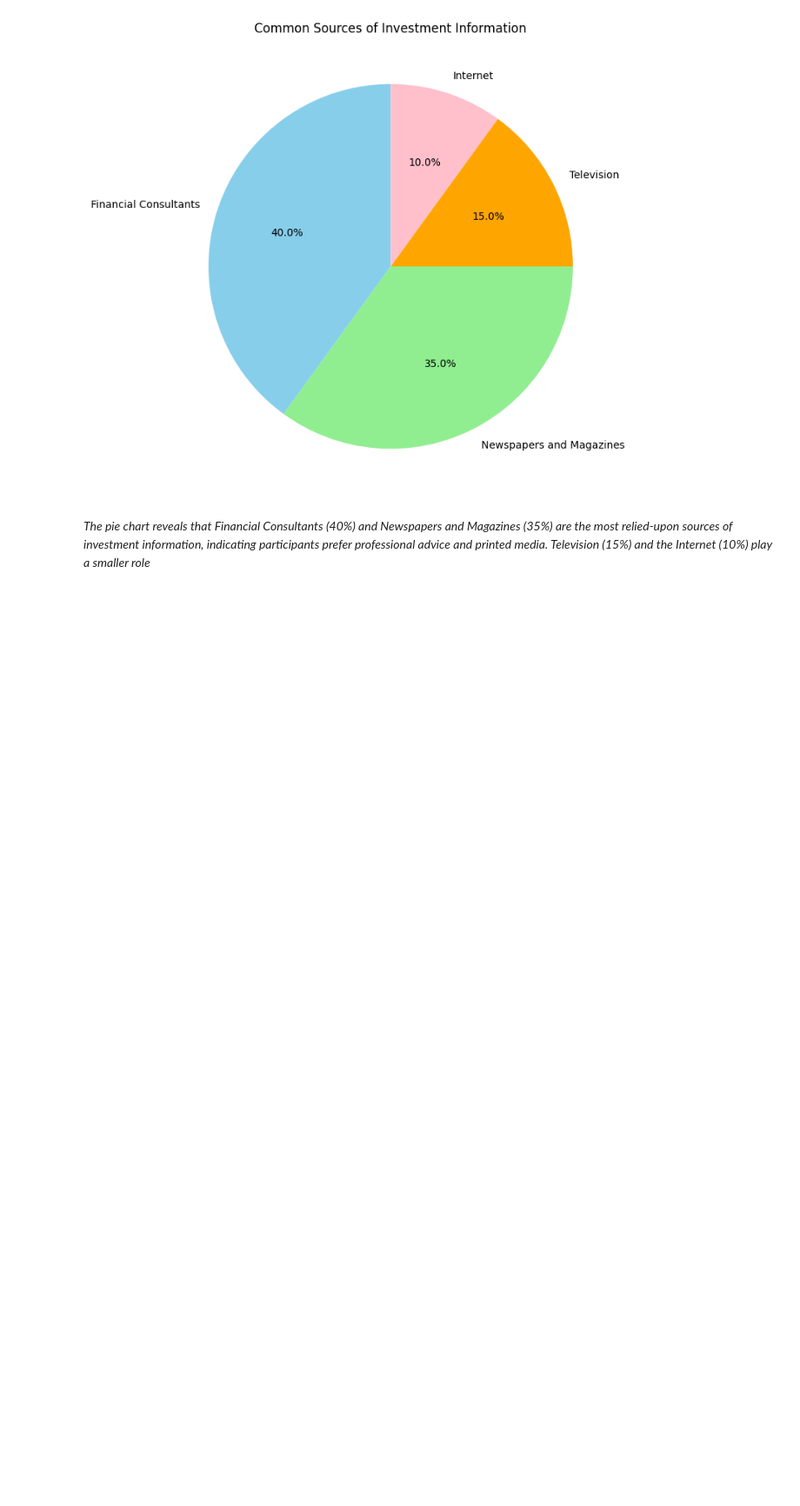
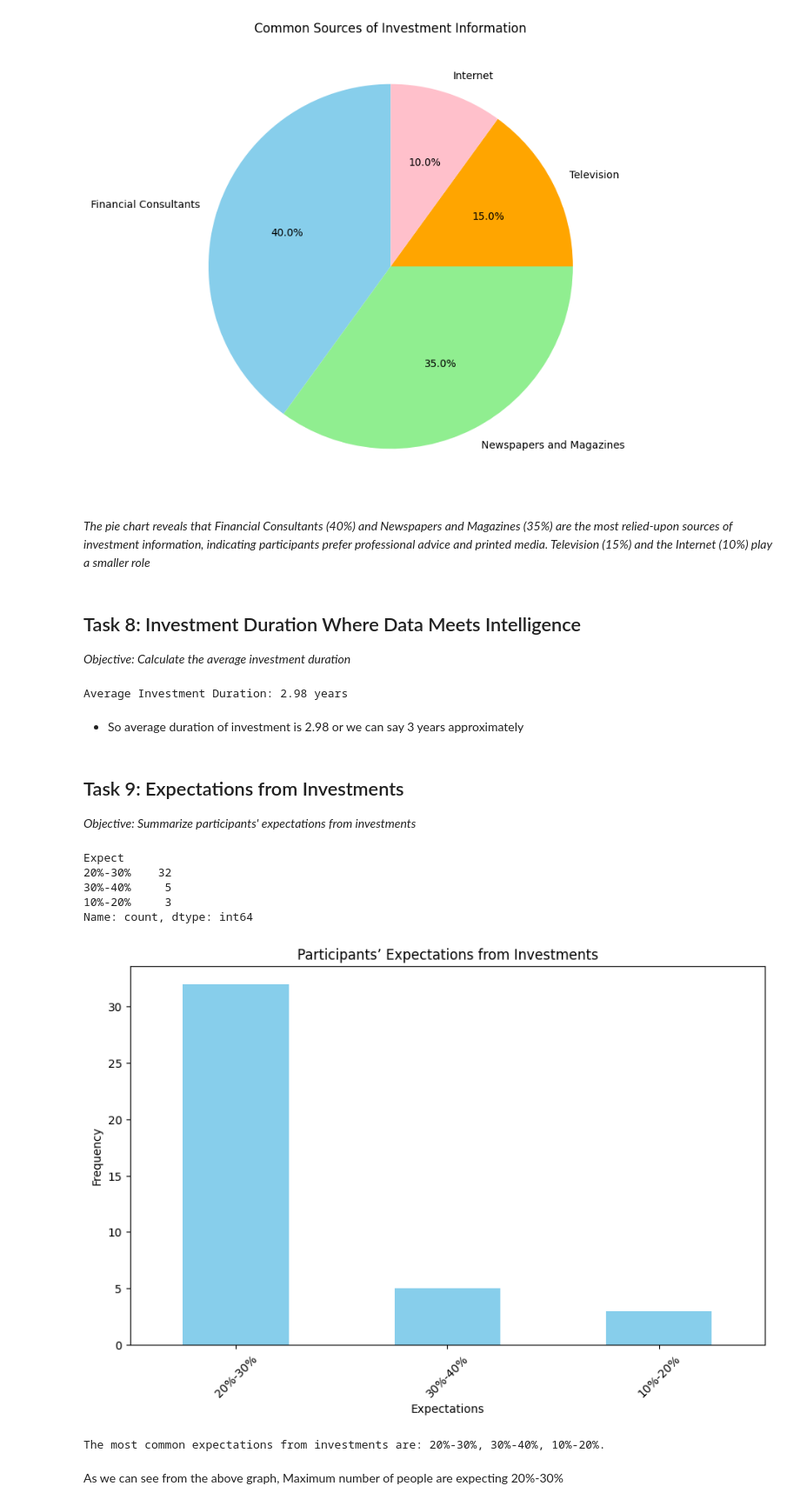
Before and after one commit to Nowshin1009/Data-Analysis-with-python, a Jupyter notebook: BA intern/analysis.ipynb, the cells around one changed output. Shown at 87% size. Cells and saved outputs as stored; diff of their text form; code cells hidden in the pictures; blank space fills up the shorter version.

Commit message:
All task completed

```diff
--- a/BA intern/analysis.ipynb
+++ b/BA intern/analysis.ipynb
@@ -218,3 +219,53 @@ plt.show()
 [figure]
 # %% [markdown]
 _The pie chart reveals that Financial Consultants (40%) and Newspapers and Magazines (35%) are the most relied-upon sources of investment information, indicating participants prefer professional advice and printed media. Television (15%) and the Internet (10%) play a smaller role_
+# %% [markdown]
+## Task 8: Investment Duration Where Data Meets Intelligence
+_Objective: Calculate the average investment duration_
+# %%
+duration_mapping = {
+    "Less than 1 year": 0.5,
+    "1-3 years": 2,
+    "3-5 years": 4,
+    "More than 5 years": 6
+}
+
+data['Duration'] = data['Duration'].map(duration_mapping)
+
+average_duration = data['Duration'].mean()
+
+print(f"Average Investment Duration: {average_duration:.2f} years")
+# %% [output]
+Average Investment Duration: 2.98 years
+# %% [markdown]
+* So average duration of investment is 2.98 or we can say 3 years approximately
+# %% [markdown]
+## Task 9: Expectations from Investments
+_Objective: Summarize participants' expectations from investments_
+# %%
+
+print(data['Expect'].value_counts())
+# %% [output]
+Expect
+20%-30%    32
+30%-40%     5
+10%-20%     3
+Name: count, dtype: int64
+# %%
+expectations = data['Expect'].value_counts()
+plt.figure(figsize=(10, 6))
+expectations.plot(kind='bar', color='skyblue')
+plt.title('Participants’ Expectations from Investments')
+plt.xlabel('Expectations')
+plt.ylabel('Frequency')
+plt.xticks(rotation=45)
+plt.show()
+# %% [output]
+[figure, added]
+# %%
+common_expectations = expectations.index.tolist()[:3]  # Top 3 expectations
+print(f"The most common expectations from investments are: {', '.join(common_expectations)}.")
+# %% [output]
+The most common expectations from investments are: 20%-30%, 30%-40%, 10%-20%.
+# %% [markdown]
+As we can see from the above graph, Maximum number of people are expecting 20%-30%
```
Also changed, not shown: parts of 5 cells of this notebook.
